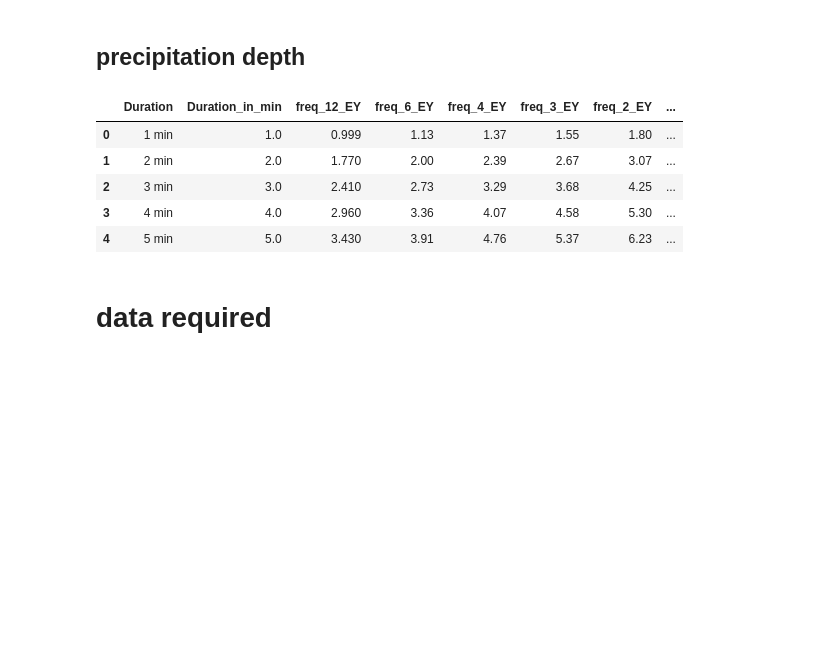
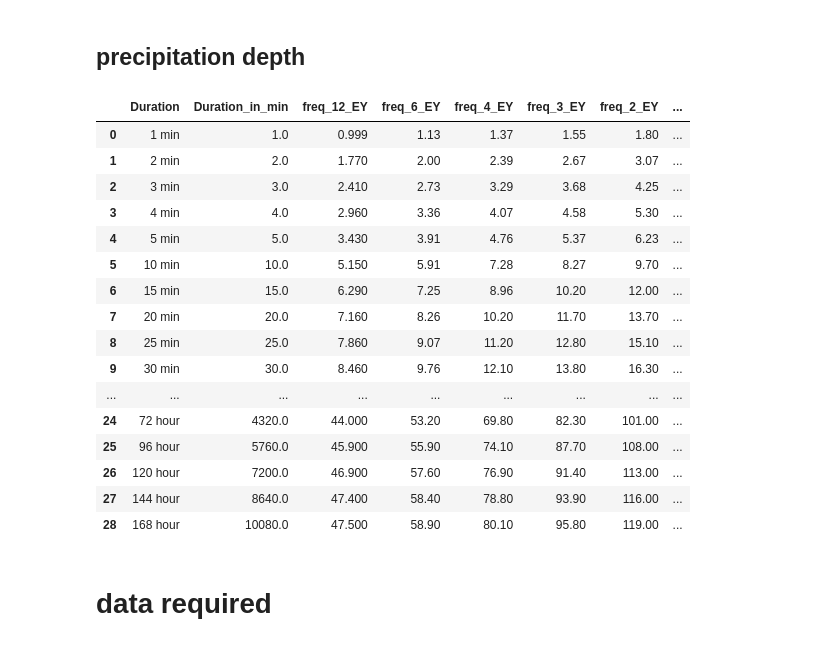
Before and after one commit to Holger-Paxi/Flood_Estimation, a Jupyter notebook: generate_rainfall_temporal_patterns.ipynb, the cells around one changed output. Drawn from its saved outputs; the diff is of its cells as text; code cells hidden in the pictures; blank space fills up the shorter version.

```diff
--- a/generate_rainfall_temporal_patterns.ipynb
+++ b/generate_rainfall_temporal_patterns.ipynb
@@ -66,19 +81,30 @@ df_increments.head()
 # %%
 df_prec_depths = pd.read_csv('../Inputs_FE_Assignment_3/depths_33.8774_151.093/depths_-33.8774_151.093_all_design.csv', skiprows=9)
 column_prec_depths = [df_prec_depths.columns.to_list()[index_3].replace(' ', '_') for index_3 in range(len(df_prec_depths.columns.to_list()))]
 column_prec_depths = [column_prec_depths[index_3].replace('%', '_percentage') for index_3 in range(len(column_prec_depths))]
 column_prec_depths = [column_prec_depths[index_3].replace('EY', '_EY') for index_3 in range(len(column_prec_depths))]
 column_prec_depths = [column_prec_depths[index_3].replace('.', '_') for index_3 in range(len(column_prec_depths))]
 df_prec_depths.rename(columns={df_prec_depths.columns.to_list()[index_3]: column_prec_depths[index_3] for index_3 in range(len(column_prec_depths))}, inplace=True)
 df_prec_depths = pd.concat([df_prec_depths.iloc[:,:2], df_prec_depths.iloc[:,2:].add_prefix('freq_')], axis=1)
-df_prec_depths.head()
+df_prec_depths
 # %% [output]
 |  | Duration | Duration_in_min | freq_12_EY | freq_6_EY | freq_4_EY | freq_3_EY | freq_2_EY | ... |
 | 0 | 1 min | 1.0 | 0.999 | 1.13 | 1.37 | 1.55 | 1.80 | ... |
 | 1 | 2 min | 2.0 | 1.770 | 2.00 | 2.39 | 2.67 | 3.07 | ... |
 | 2 | 3 min | 3.0 | 2.410 | 2.73 | 3.29 | 3.68 | 4.25 | ... |
 | 3 | 4 min | 4.0 | 2.960 | 3.36 | 4.07 | 4.58 | 5.30 | ... |
 | 4 | 5 min | 5.0 | 3.430 | 3.91 | 4.76 | 5.37 | 6.23 | ... |
+| 5 | 10 min | 10.0 | 5.150 | 5.91 | 7.28 | 8.27 | 9.70 | ... |
+| 6 | 15 min | 15.0 | 6.290 | 7.25 | 8.96 | 10.20 | 12.00 | ... |
+| 7 | 20 min | 20.0 | 7.160 | 8.26 | 10.20 | 11.70 | 13.70 | ... |
+| 8 | 25 min | 25.0 | 7.860 | 9.07 | 11.20 | 12.80 | 15.10 | ... |
+| 9 | 30 min | 30.0 | 8.460 | 9.76 | 12.10 | 13.80 | 16.30 | ... |
+| ... | ... | ... | ... | ... | ... | ... | ... | ... |
+| 24 | 72 hour | 4320.0 | 44.000 | 53.20 | 69.80 | 82.30 | 101.00 | ... |
+| 25 | 96 hour | 5760.0 | 45.900 | 55.90 | 74.10 | 87.70 | 108.00 | ... |
+| 26 | 120 hour | 7200.0 | 46.900 | 57.60 | 76.90 | 91.40 | 113.00 | ... |
+| 27 | 144 hour | 8640.0 | 47.400 | 58.40 | 78.80 | 93.90 | 116.00 | ... |
+| 28 | 168 hour | 10080.0 | 47.500 | 58.90 | 80.10 | 95.80 | 119.00 | ... |
 # %% [markdown]
 # data required
 # %%
```
Also changed, not shown: parts of 58 cells of this notebook, 2 other files.
